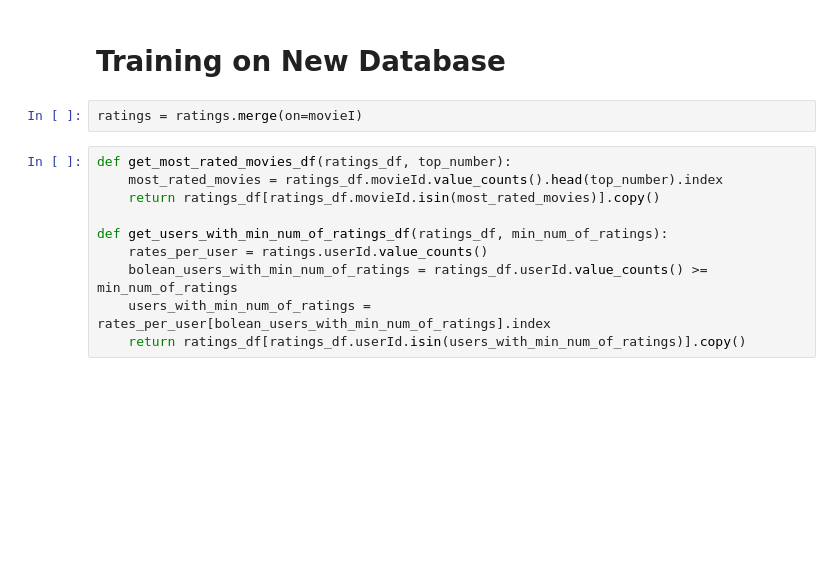
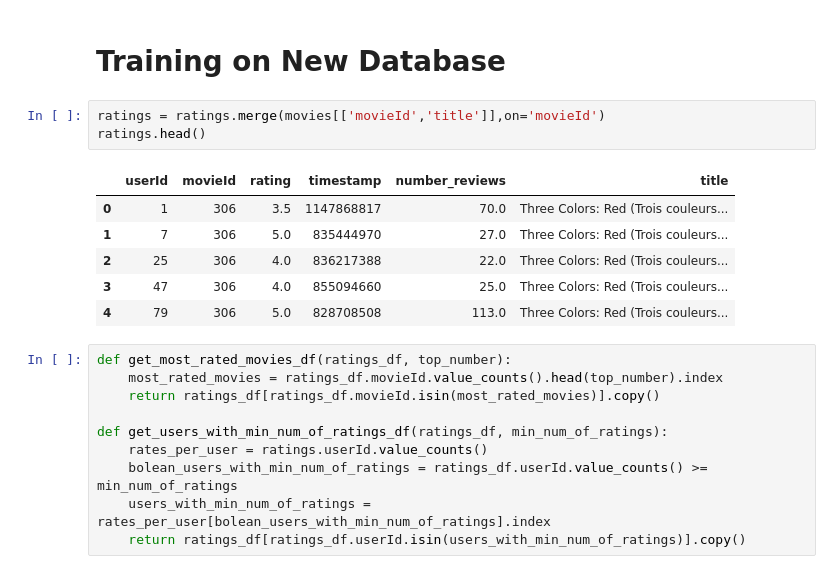
Before and after one commit to joaquim-oliveira-neto/rogue, a Jupyter notebook: notebooks/berns-model-collaborative.ipynb, the cells around one changed output. Drawn from its saved outputs; the diff is of its cells as text; blank space fills up the shorter version.

```diff
--- a/notebooks/berns-model-collaborative.ipynb
+++ b/notebooks/berns-model-collaborative.ipynb
@@ -701,7 +737,15 @@ mbkm.predict(user_svd)
 # %% [markdown]
 # Training on New Database
 # %%
-ratings = ratings.merge(on=movieI)
+ratings = ratings.merge(movies[['movieId','title']],on='movieId')
+ratings.head()
+# %% [output]
+|  | userId | movieId | rating | timestamp | number_reviews | title |
+| 0 | 1 | 306 | 3.5 | 1147868817 | 70.0 | Three Colors: Red (Trois couleurs... |
+| 1 | 7 | 306 | 5.0 | 835444970 | 27.0 | Three Colors: Red (Trois couleurs... |
+| 2 | 25 | 306 | 4.0 | 836217388 | 22.0 | Three Colors: Red (Trois couleurs... |
+| 3 | 47 | 306 | 4.0 | 855094660 | 25.0 | Three Colors: Red (Trois couleurs... |
+| 4 | 79 | 306 | 5.0 | 828708508 | 113.0 | Three Colors: Red (Trois couleurs... |
 # %%
 def get_most_rated_movies_df(ratings_df, top_number):
     most_rated_movies = ratings_df.movieId.value_counts().head(top_number).index
```
Also changed, not shown: parts of 20 cells of this notebook.
